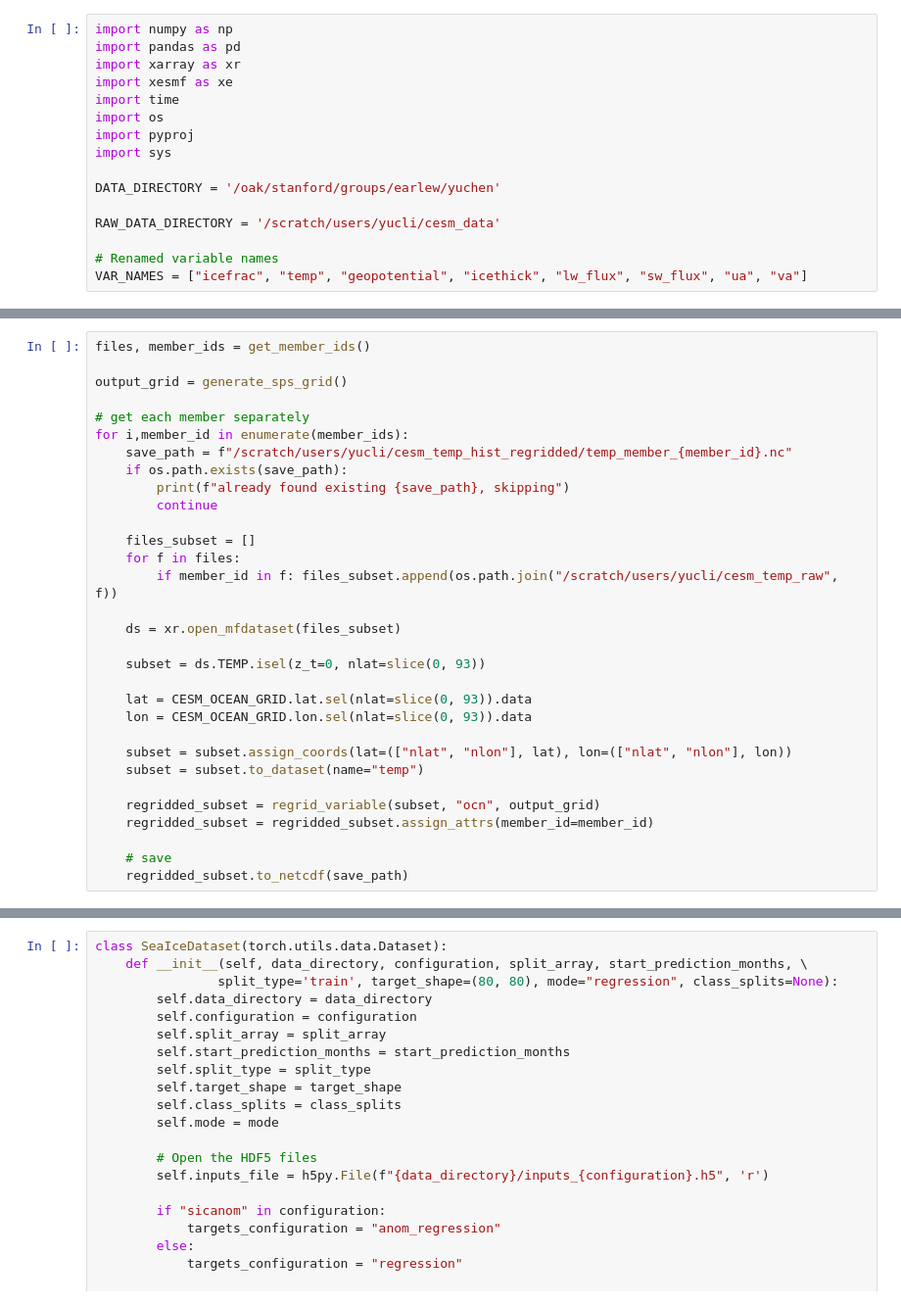
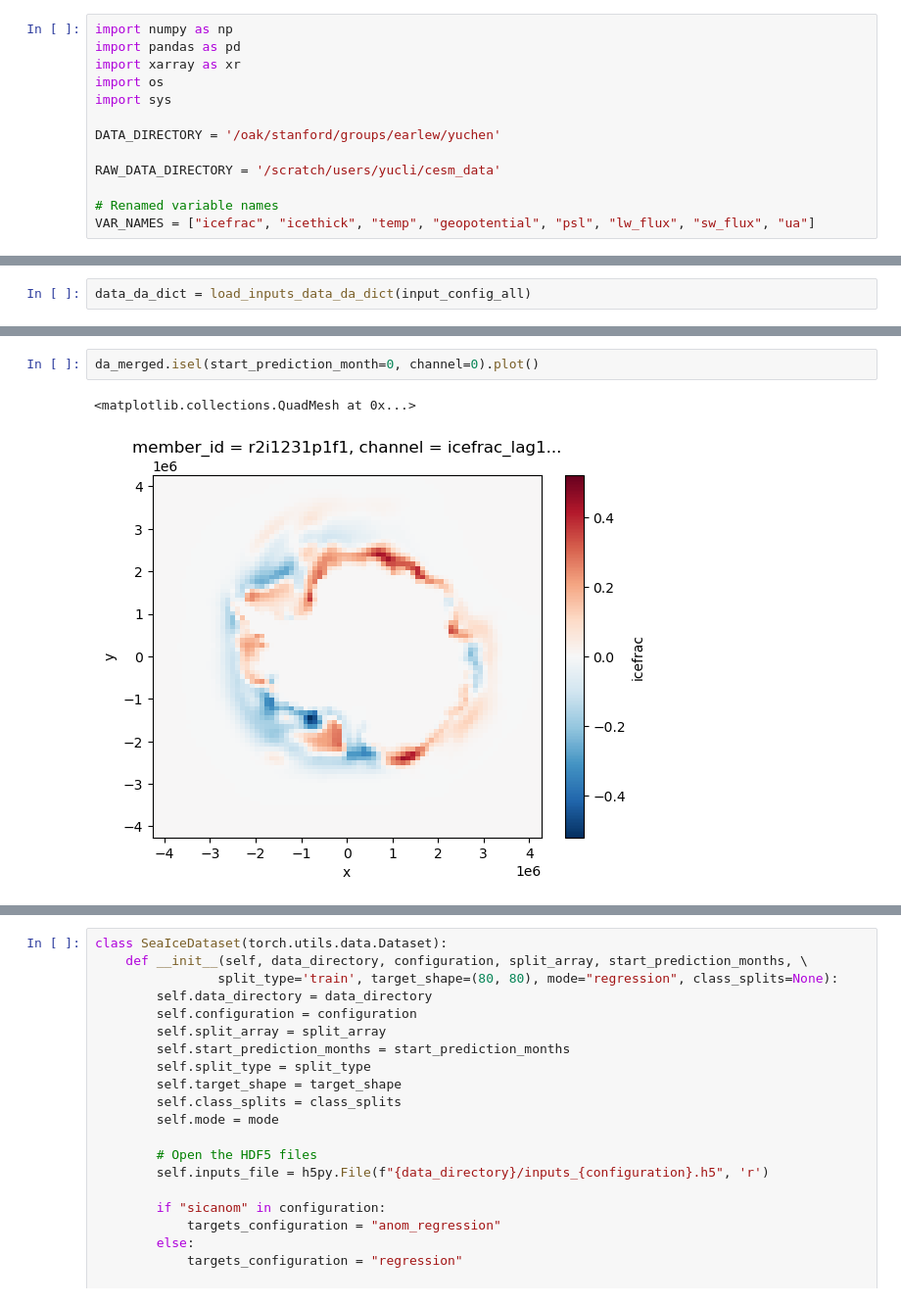
Before and after one commit to ychnli/sicpred, a Jupyter notebook: notebooks/cesm_lens_testing.ipynb, the cells around one changed output, grey strips where cells are left out. Shown: that part at 98% size. Saved outputs shown, nothing was run; the diff lists cells and outputs as text.

```diff
--- a/notebooks/cesm_lens_testing.ipynb
+++ b/notebooks/cesm_lens_testing.ipynb
@@ -2,10 +2,7 @@
 import numpy as np
 import pandas as pd
 import xarray as xr
-import xesmf as xe
-import time
 import os
-import pyproj
 import sys
 
 DATA_DIRECTORY = '/oak/stanford/groups/earlew/yuchen'
@@ -13,4 +10,4 @@ DATA_DIRECTORY = '/oak/stanford/groups/earlew/yuchen'
 RAW_DATA_DIRECTORY = '/scratch/users/yucli/cesm_data'
 
 # Renamed variable names
-VAR_NAMES = ["icefrac", "temp", "geopotential", "icethick", "lw_flux", "sw_flux", "ua", "va"]
+VAR_NAMES = ["icefrac", "icethick", "temp", "geopotential", "psl", "lw_flux", "sw_flux", "ua"]
@@ -154,31 +13,0 @@ CESM_OCEAN_GRID = xr.open_dataset(f"{DATA_DIRECTORY}/cesm_lens/grids/ocean_grid.
-# %%
-files, member_ids = get_member_ids()
-
-output_grid = generate_sps_grid()
-
-# get each member separately
-for i,member_id in enumerate(member_ids):
-    save_path = f"/scratch/users/yucli/cesm_temp_hist_regridded/temp_member_{member_id}.nc"
-    if os.path.exists(save_path):
-        print(f"already found existing {save_path}, skipping")
-        continue
-
-    files_subset = []
-    for f in files:
-        if member_id in f: files_subset.append(os.path.join("/scratch/users/yucli/cesm_temp_raw", f))
-
-    ds = xr.open_mfdataset(files_subset)
-
-    subset = ds.TEMP.isel(z_t=0, nlat=slice(0, 93))
-
-    lat = CESM_OCEAN_GRID.lat.sel(nlat=slice(0, 93)).data
-    lon = CESM_OCEAN_GRID.lon.sel(nlat=slice(0, 93)).data
-
-    subset = subset.assign_coords(lat=(["nlat", "nlon"], lat), lon=(["nlat", "nlon"], lon))
-    subset = subset.to_dataset(name="temp")
-
-    regridded_subset = regrid_variable(subset, "ocn", output_grid)
-    regridded_subset = regridded_subset.assign_attrs(member_id=member_id)
-
-    # save
-    regridded_subset.to_netcdf(save_path)
@@ -268,0 +91,2 @@ Attributes: (0)
+# %%
+data_da_dict = load_inputs_data_da_dict(input_config_all)
@@ -268,0 +179,5 @@ Attributes: (0)
+# %%
+da_merged.isel(start_prediction_month=0, channel=0).plot()
+# %% [output]
+<matplotlib.collections.QuadMesh at 0x...>
+[figure, added]
```
Also changed, not shown: parts of 11 cells of this notebook.
